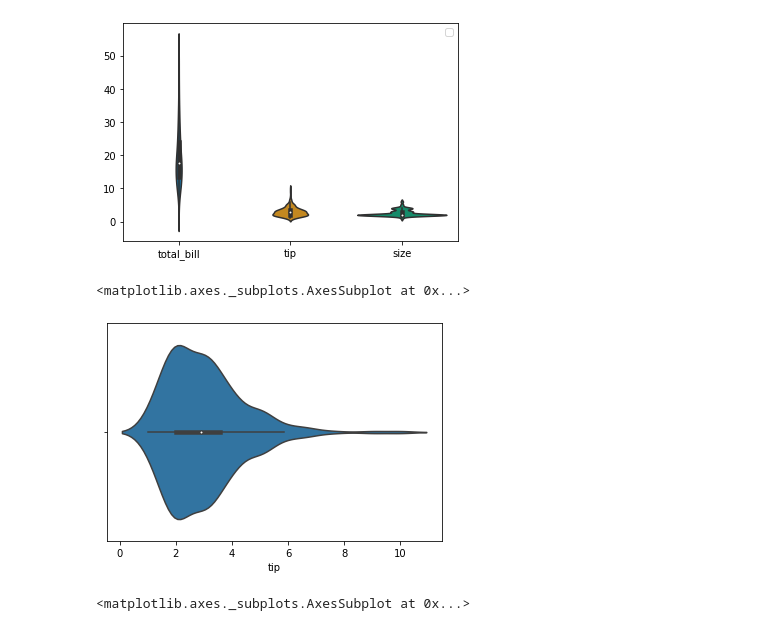
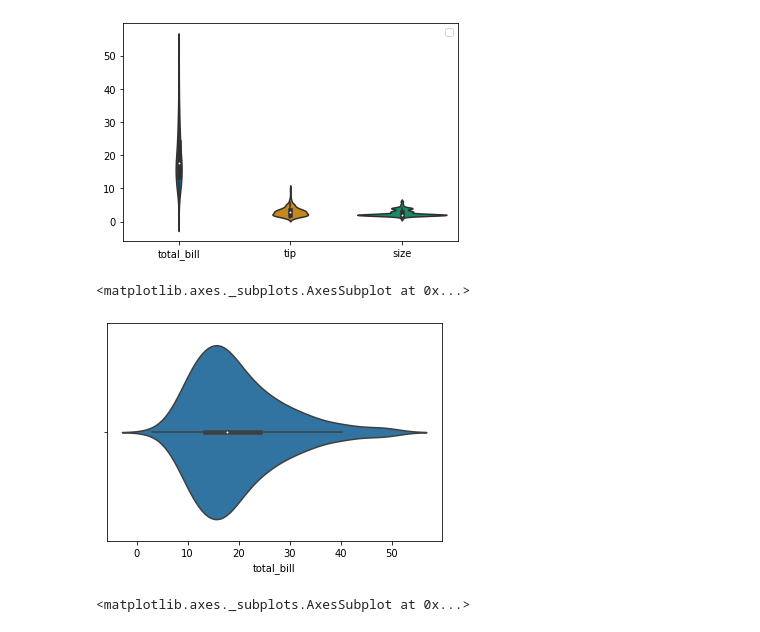
Before and after one commit to mpg-age-bioinformatics/flaski, a Jupyter notebook: utils/notebooks/violinplot.ipynb, the cells around one changed output. Cells and saved outputs as stored; diff of their text form; code cells hidden in the pictures.

Commit message:
First attempt violinplot

```diff
--- a/utils/notebooks/violinplot.ipynb
+++ b/utils/notebooks/violinplot.ipynb
@@ -112,10 +112,10 @@ No handles with labels found to put in legend.
 <matplotlib.legend.Legend at 0x...>
 [figure]
 # %%
-sns.violinplot(x="tip",hue="smoker",data=tips)
+sns.violinplot(x="total_bill",hue="smoker",data=tips)
 # %% [output]
 <matplotlib.axes._subplots.AxesSubplot at 0x...>
-[figure, old version]
+[figure, new version]
 # %%
 sns.violinplot(x="size",hue="time",data=tips, orient="v",color_palette="pastel")
 # %% [output]
```
Also changed, not shown: parts of 3 cells of this notebook, 3 other files.
